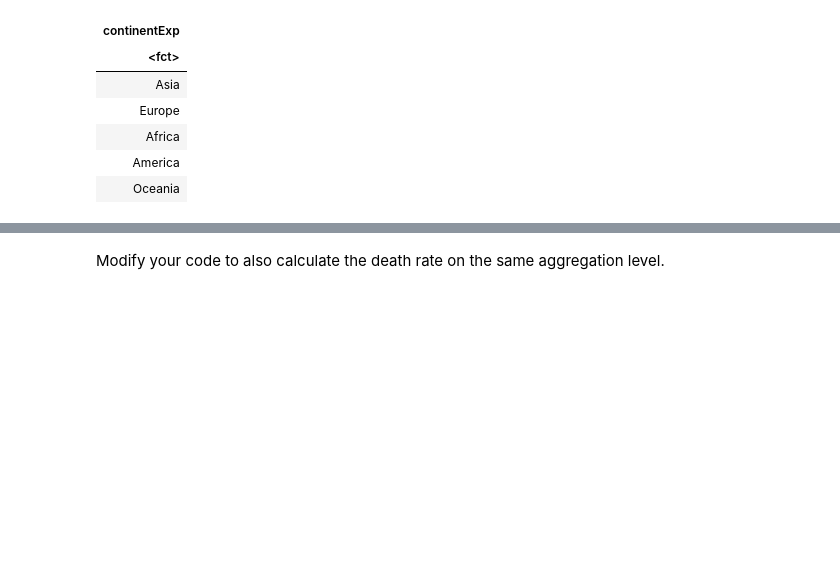
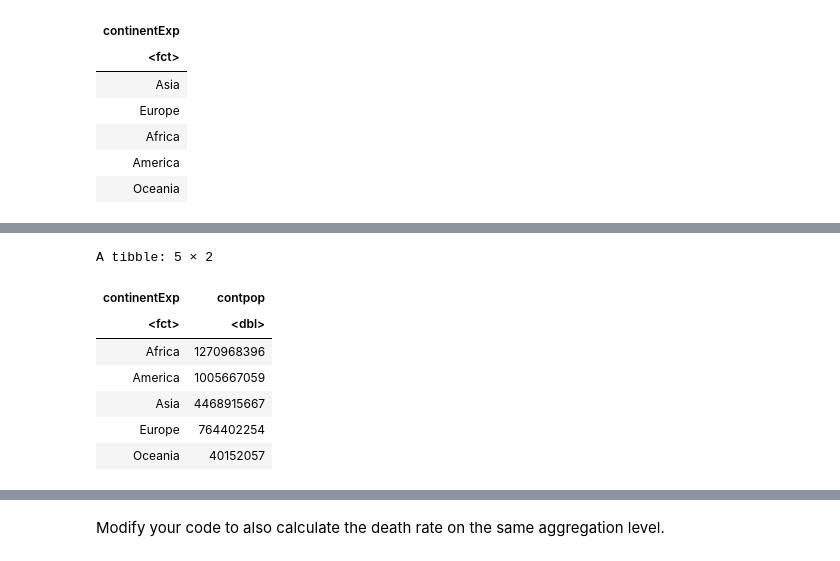
Before and after one commit to michiWS1920/ADS20, a Jupyter notebook: ADS_Programming_Assignment_1.ipynb, the cells around one changed output, grey strips where cells are left out. Drawn from its saved outputs; the diff is of its cells as text; code cells hidden in the pictures; blank space fills up the shorter version.

```diff
--- a/ADS_Programming_Assignment_1.ipynb
+++ b/ADS_Programming_Assignment_1.ipynb
@@ -304,5 +286,16 @@ A data.frame: 17512 × 11
 # %%
 #new column for continentPop
 covid_continent %>%
-group_by(continentExp, popData2018) %>%
-mutate(ContinentPop = sum(popData2018)) -> covid_prep
+distinct(popData2018, continentExp) %>%
+group_by(continentExp) %>%
+summarize(contpop = sum(popData2018)) -> covid_cont_pop
+covid_cont_pop
+# %% [output]
+A tibble: 5 × 2
+| continentExp | contpop |
+| <fct> | <dbl> |
+| Africa | 1270968396 |
+| America | 1005667059 |
+| Asia | 4468915667 |
+| Europe | 764402254 |
+| Oceania | 40152057 |
```
Also changed, not shown: parts of 9 cells of this notebook.
